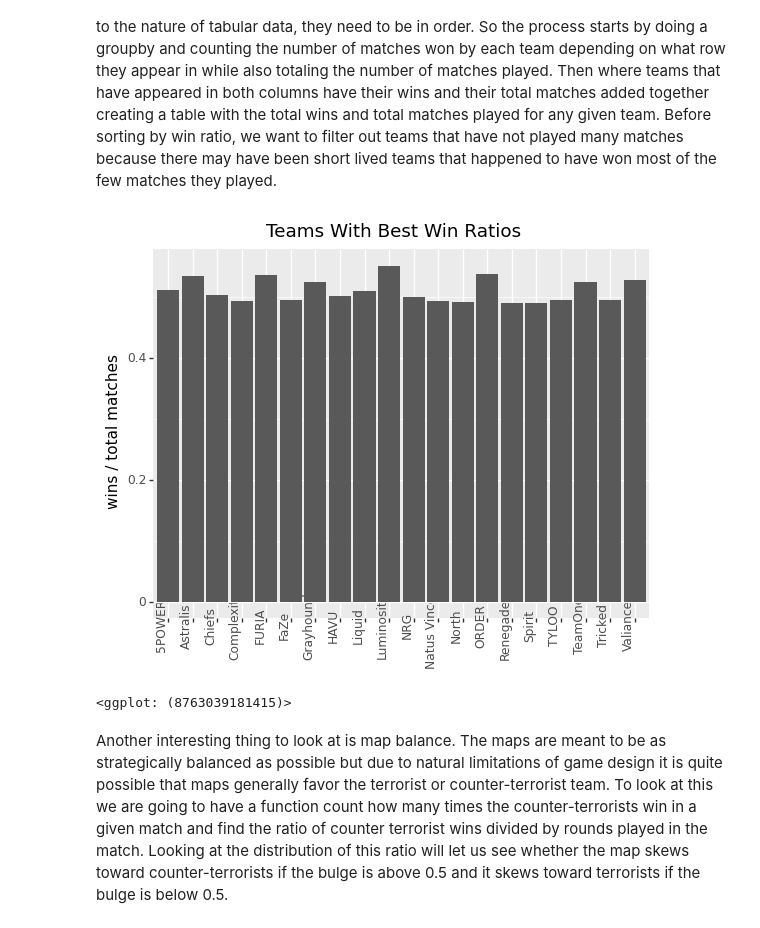
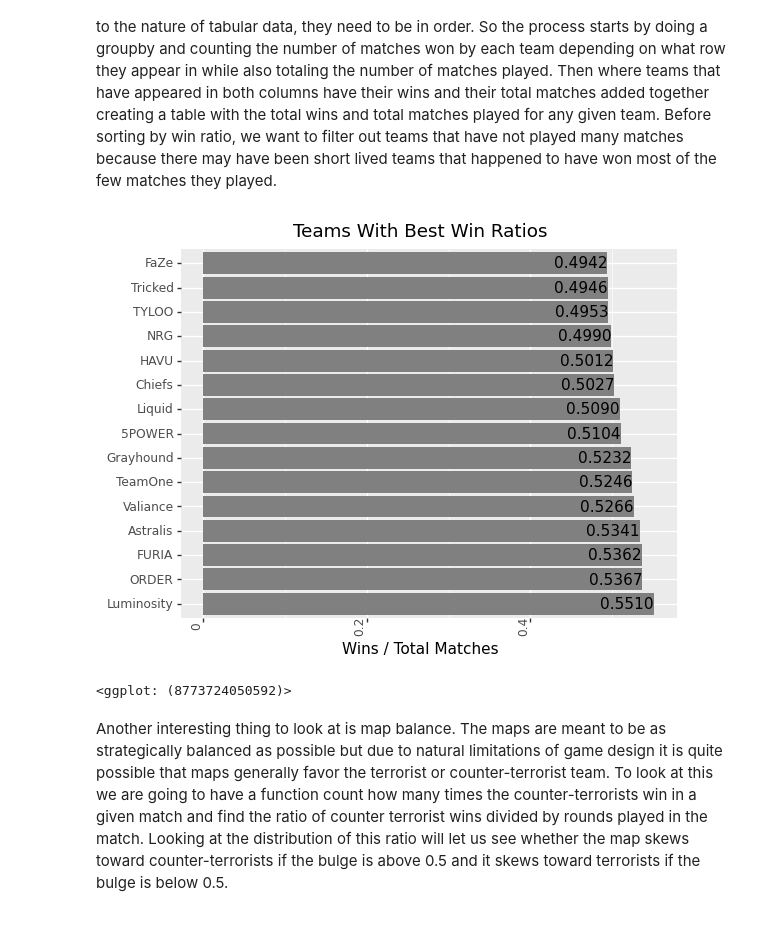
Before and after one commit to wilgaboury/cmsc320-final, a Jupyter notebook: final_project.ipynb, the cells around one changed output. Drawn from its saved outputs; the diff is of its cells as text; code cells hidden in the pictures.

```diff
--- a/final_project.ipynb
+++ b/final_project.ipynb
@@ -78,34 +82,39 @@ Some interesting data that we may want to look at is the win ratio of popular te
 # %%
 team_wins_df = (pd.concat([
         (csgo_df.groupby('team_1')
             .agg(
                  total_wins_t1=pd.NamedAgg(column='win_diff', aggfunc=lambda x: len(list(filter(lambda e: e > 0, x)))),
                  total_matches_t1=pd.NamedAgg(column='team_1', aggfunc=len))
             ),
         (csgo_df.groupby('team_2')
             .agg(
                  total_wins_t2=pd.NamedAgg(column='win_diff', aggfunc=lambda x: len(list(filter(lambda e: e > 0, x)))),
                  total_matches_t2=pd.NamedAgg(column='team_2', aggfunc=len))
         )
     ],
     axis=1)
     .fillna(0))
 team_wins_df['total_wins'] = team_wins_df.apply(lambda row: row.total_wins_t1 + row.total_wins_t2, axis=1)
 team_wins_df['total_matches'] = team_wins_df.apply(lambda row: row.total_matches_t1 + row.total_matches_t2, axis=1)
 team_wins_df['win_ratio'] = team_wins_df.apply(lambda row: row.total_wins / row.total_matches, axis=1)
 team_wins_df = team_wins_df.drop(['total_wins_t1', 'total_matches_t1', 'total_wins_t2', 'total_matches_t2'], axis=1)
 team_wins_df['team'] = team_wins_df.index
 
-(ggplot((team_wins_df[team_wins_df.total_matches > 400].sort_values(by='win_ratio', ascending=False).head(20)),
-    aes(y='win_ratio', x='team')) +
-        geom_bar(stat='identity') +
+plot_df = team_wins_df[team_wins_df.total_matches > 400].sort_values(by='win_ratio', ascending=False).head(15)
+plot_df = plot_df.assign(team_cat=pd.Categorical(plot_df['team'], ordered=True, categories=plot_df['team']))
+plot_df['labels'] = plot_df['win_ratio'].map("{:.4f}".format)
+(ggplot(plot_df,
+    aes(y='win_ratio', x='team_cat')) +
+        geom_bar(stat='identity', fill='grey') +
         theme(axis_text_x=element_text(angle=90,hjust=1,vjust=0.5)) +
         labs(title='Teams With Best Win Ratios',
-            y='wins / total matches',
-            x=''))
+            y='Wins / Total Matches',
+            x='') +
+        geom_text(aes(label='labels'), position=position_dodge(width=0.9), hjust='right') +
+        coord_flip())
 # %% [output]
-[figure, old version]
+[figure, new version]
-<ggplot: (8763039181415)>
+<ggplot: (8773724050592)>
 # %% [markdown]
 Another interesting thing to look at is map balance. The maps are meant to be as strategically balanced as possible but due to natural limitations of game design it is quite possible that maps generally favor the terrorist or counter-terrorist team. To look at this we are going to have a function count how many times the counter-terrorists win in a given match and find the ratio of counter terrorist wins divided by rounds played in the match. Looking at the distribution of this ratio will let us see whether the map skews toward counter-terrorists if the bulge is above 0.5 and it skews toward terrorists if the bulge is below 0.5.
 # %%
```
Also changed, not shown: parts of 7 cells of this notebook.
